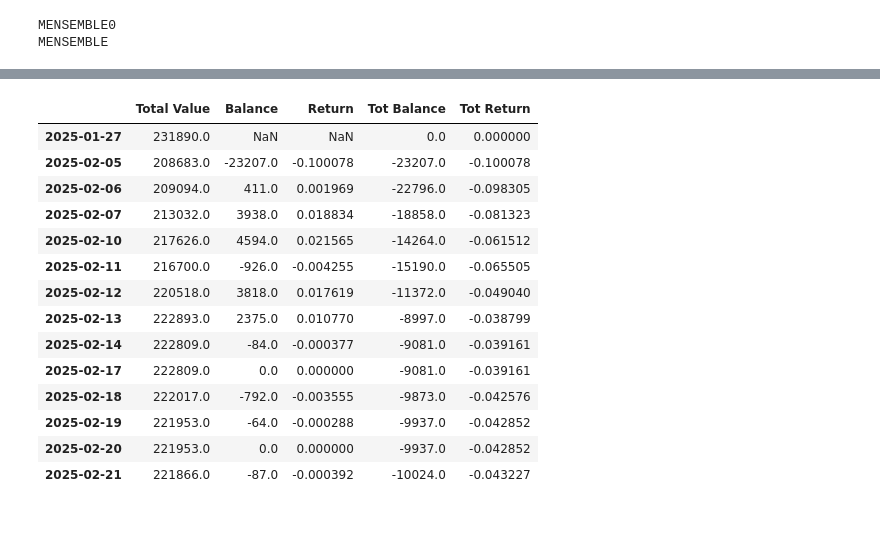
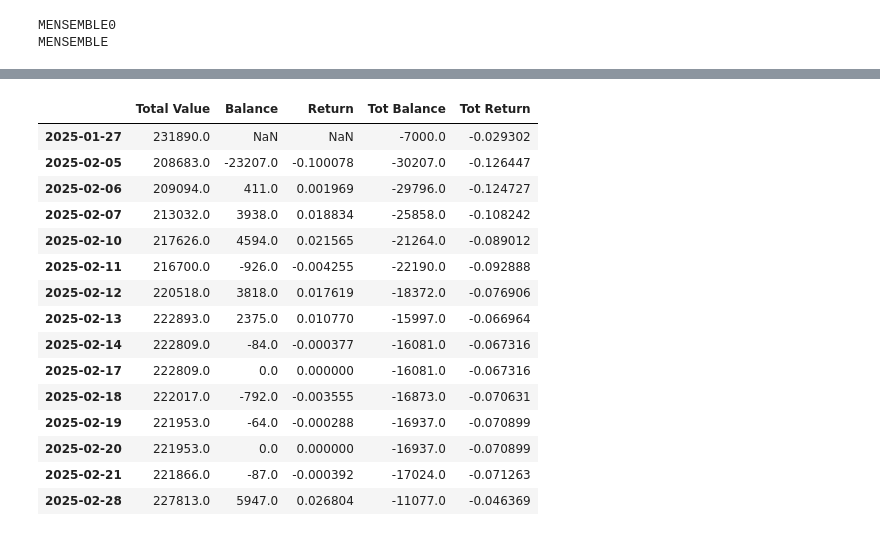
Before and after one commit to naiqili/private_trade, a Jupyter notebook: ensemble_private.ipynb, the cells around one changed output, grey strips where cells are left out. Cells and saved outputs as stored; diff of their text form; code cells hidden in the pictures.

```diff
--- a/ensemble_private.ipynb
+++ b/ensemble_private.ipynb
@@ -349,37 +349,38 @@ for k in [1,5,10,20]:
     dfi.export(sty_report_win_info, f'./tmp/ensemble_private_all_win{k}.png',table_conversion='matplotlib')
     dfi.export(sty_report_ic_info, f'./tmp/ensemble_private_all_ic{k}.png',table_conversion='matplotlib')
 # %%
-tot_invest = 231890
+tot_invest = 238890
 
 dt_lst = sorted(list(pos_history.keys()))
 cash, sv, tot = [], [], []
 for dt in dt_lst:
     pos: Position = pos_history[dt]
     cash.append(pos.get_cash())
     sv.append(pos.calculate_stock_value())
     tot.append(pos.calculate_value())
 res = pd.DataFrame({'Total Value':cash}, index=[d.date() for d in dt_lst])
 res['Balance'] = res['Total Value'] - res['Total Value'].shift(1)
 res['Return'] = res['Balance'] / res['Total Value'].shift(1)
 res['Tot Balance'] = res['Total Value'] - tot_invest
 res['Tot Return'] = res['Tot Balance'] / tot_invest
 res
 # %% [output]
 |  | Total Value | Balance | Return | Tot Balance | Tot Return |
-| 2025-01-27 | 231890.0 | NaN | NaN | 0.0 | 0.000000 |
-| 2025-02-05 | 208683.0 | -23207.0 | -0.100078 | -23207.0 | -0.100078 |
-| 2025-02-06 | 209094.0 | 411.0 | 0.001969 | -22796.0 | -0.098305 |
-| 2025-02-07 | 213032.0 | 3938.0 | 0.018834 | -18858.0 | -0.081323 |
-| 2025-02-10 | 217626.0 | 4594.0 | 0.021565 | -14264.0 | -0.061512 |
-| 2025-02-11 | 216700.0 | -926.0 | -0.004255 | -15190.0 | -0.065505 |
-| 2025-02-12 | 220518.0 | 3818.0 | 0.017619 | -11372.0 | -0.049040 |
-| 2025-02-13 | 222893.0 | 2375.0 | 0.010770 | -8997.0 | -0.038799 |
-| 2025-02-14 | 222809.0 | -84.0 | -0.000377 | -9081.0 | -0.039161 |
-| 2025-02-17 | 222809.0 | 0.0 | 0.000000 | -9081.0 | -0.039161 |
-| 2025-02-18 | 222017.0 | -792.0 | -0.003555 | -9873.0 | -0.042576 |
-| 2025-02-19 | 221953.0 | -64.0 | -0.000288 | -9937.0 | -0.042852 |
-| 2025-02-20 | 221953.0 | 0.0 | 0.000000 | -9937.0 | -0.042852 |
-| 2025-02-21 | 221866.0 | -87.0 | -0.000392 | -10024.0 | -0.043227 |
+| 2025-01-27 | 231890.0 | NaN | NaN | -7000.0 | -0.029302 |
+| 2025-02-05 | 208683.0 | -23207.0 | -0.100078 | -30207.0 | -0.126447 |
+| 2025-02-06 | 209094.0 | 411.0 | 0.001969 | -29796.0 | -0.124727 |
+| 2025-02-07 | 213032.0 | 3938.0 | 0.018834 | -25858.0 | -0.108242 |
+| 2025-02-10 | 217626.0 | 4594.0 | 0.021565 | -21264.0 | -0.089012 |
+| 2025-02-11 | 216700.0 | -926.0 | -0.004255 | -22190.0 | -0.092888 |
+| 2025-02-12 | 220518.0 | 3818.0 | 0.017619 | -18372.0 | -0.076906 |
+| 2025-02-13 | 222893.0 | 2375.0 | 0.010770 | -15997.0 | -0.066964 |
+| 2025-02-14 | 222809.0 | -84.0 | -0.000377 | -16081.0 | -0.067316 |
+| 2025-02-17 | 222809.0 | 0.0 | 0.000000 | -16081.0 | -0.067316 |
+| 2025-02-18 | 222017.0 | -792.0 | -0.003555 | -16873.0 | -0.070631 |
+| 2025-02-19 | 221953.0 | -64.0 | -0.000288 | -16937.0 | -0.070899 |
+| 2025-02-20 | 221953.0 | 0.0 | 0.000000 | -16937.0 | -0.070899 |
+| 2025-02-21 | 221866.0 | -87.0 | -0.000392 | -17024.0 | -0.071263 |
+| 2025-02-28 | 227813.0 | 5947.0 | 0.026804 | -11077.0 | -0.046369 |
 # %%
 dfi.export(res, './tmp/private_account.png',table_conversion='matplotlib')
 # %%
```
Also changed, not shown: parts of 7 cells of this notebook, 29 other files.
